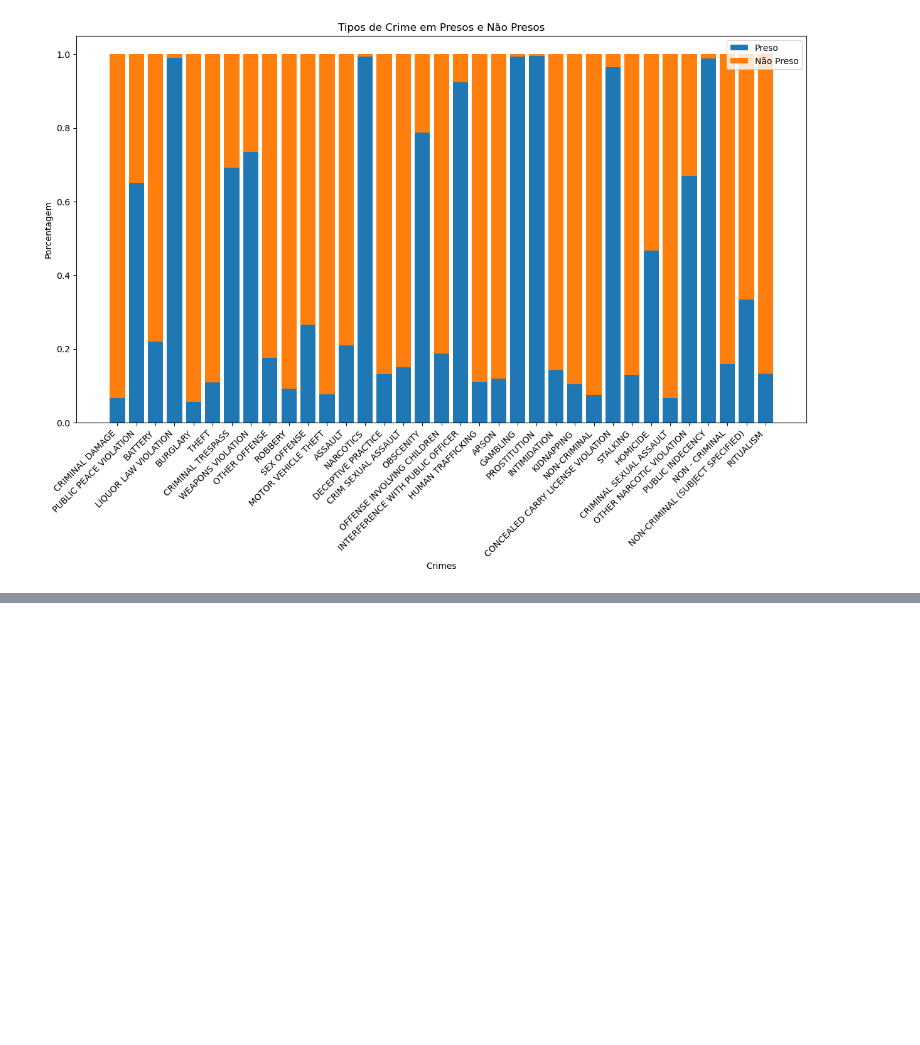
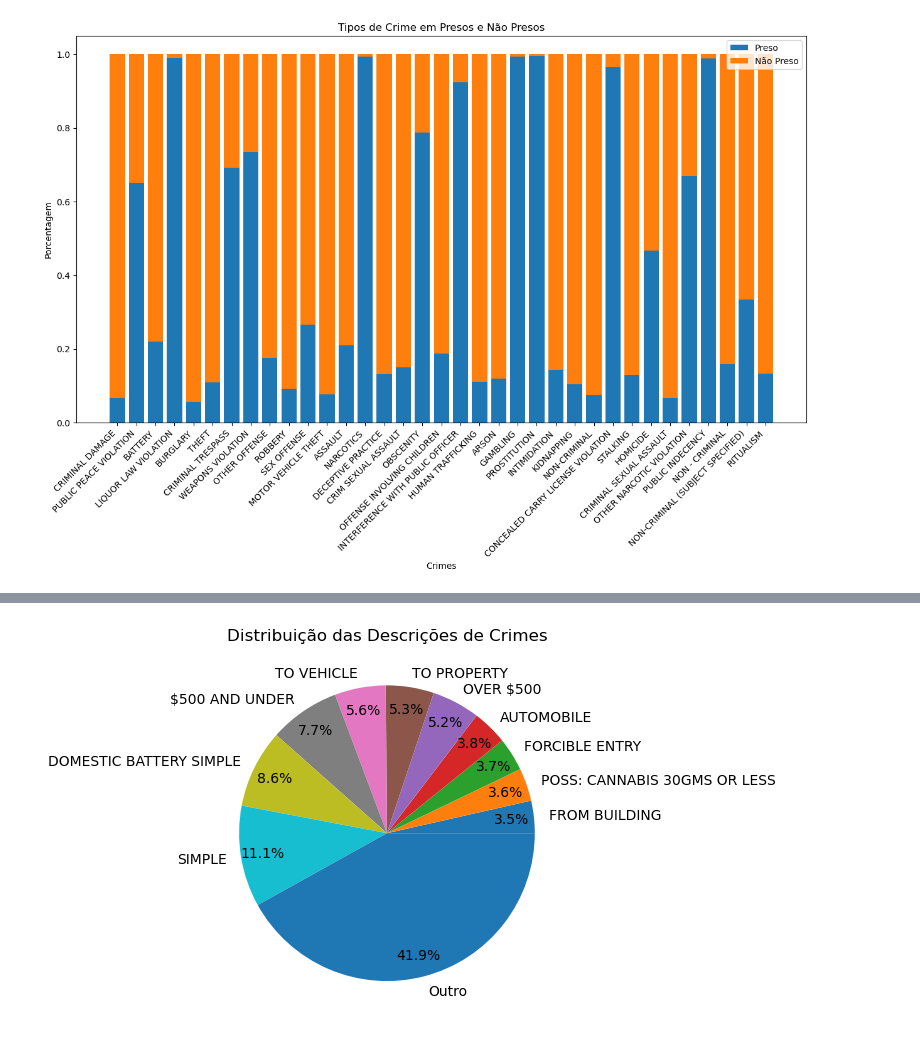
Before and after one commit to raphael-ss/chicago-crime-analysis, a Jupyter notebook: chicago-crimes.ipynb, the cells around one changed output, grey strips where cells are left out. Cells and saved outputs as stored; diff of their text form; code cells hidden in the pictures; blank space fills up the shorter version.

```diff
--- a/chicago-crimes.ipynb
+++ b/chicago-crimes.ipynb
@@ -292,0 +290,29 @@ ValueError: not enough values to unpack (expected 3, got 2)
+# %%
+descriptions = df['Description']
+
+total = descriptions.count()
+
+frequencies_and_labels = dict()
+
+for crime_desc in descriptions.unique():
+        freq = descriptions.loc[descriptions == crime_desc].count() / total
+        if (freq < 0.03):
+            if 'Outro' in frequencies_and_labels.keys():
+                frequencies_and_labels['Outro'] += freq
+            else:
+                frequencies_and_labels['Outro'] = freq
+
+        else:
+            frequencies_and_labels[crime_desc] = freq
+
+
+
+frequencies_and_labels_sorted = dict(sorted(frequencies_and_labels.items(), key=lambda item: item[1]))
+
+plt.pie(frequencies_and_labels_sorted.values(), labels=frequencies_and_labels_sorted.keys(), autopct='%1.1f%%', pctdistance=0.85)
+
+plt.title('Distribuição das Descrições de Crimes')
+
+plt.show()
+# %% [output]
+[figure, added]
```
Also changed, not shown: parts of 7 cells of this notebook.
